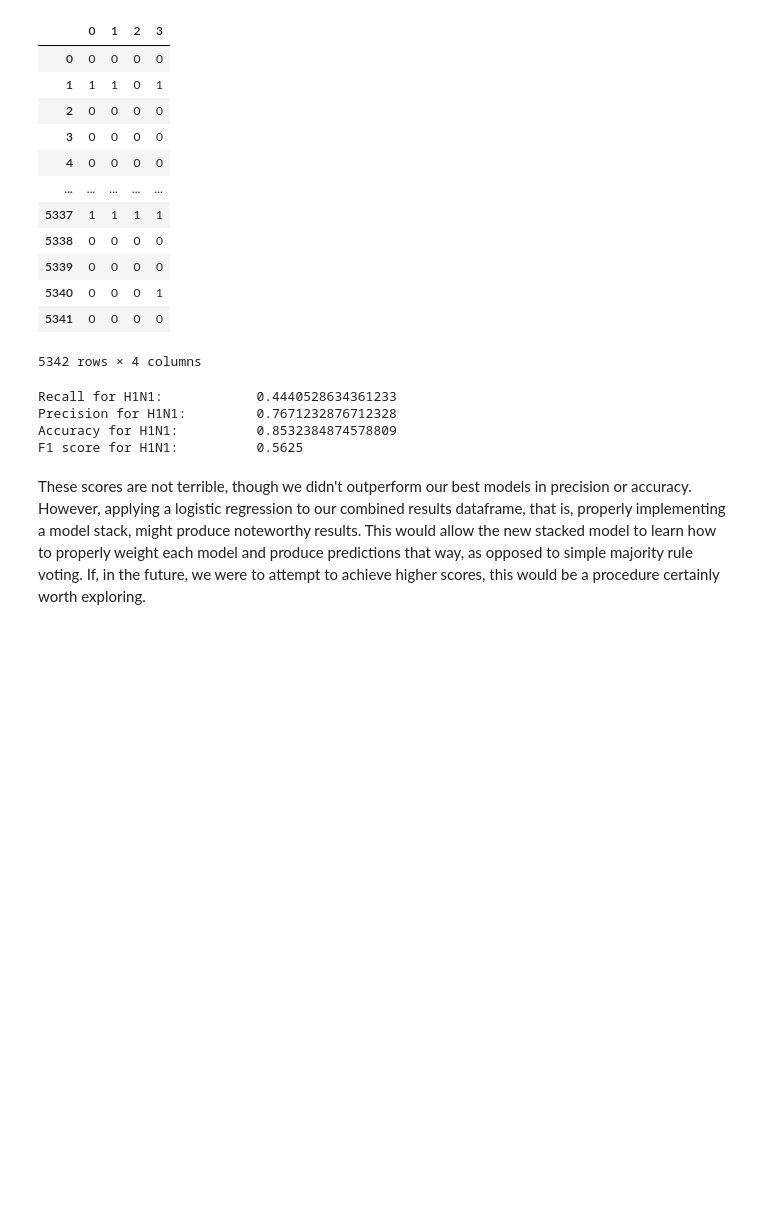
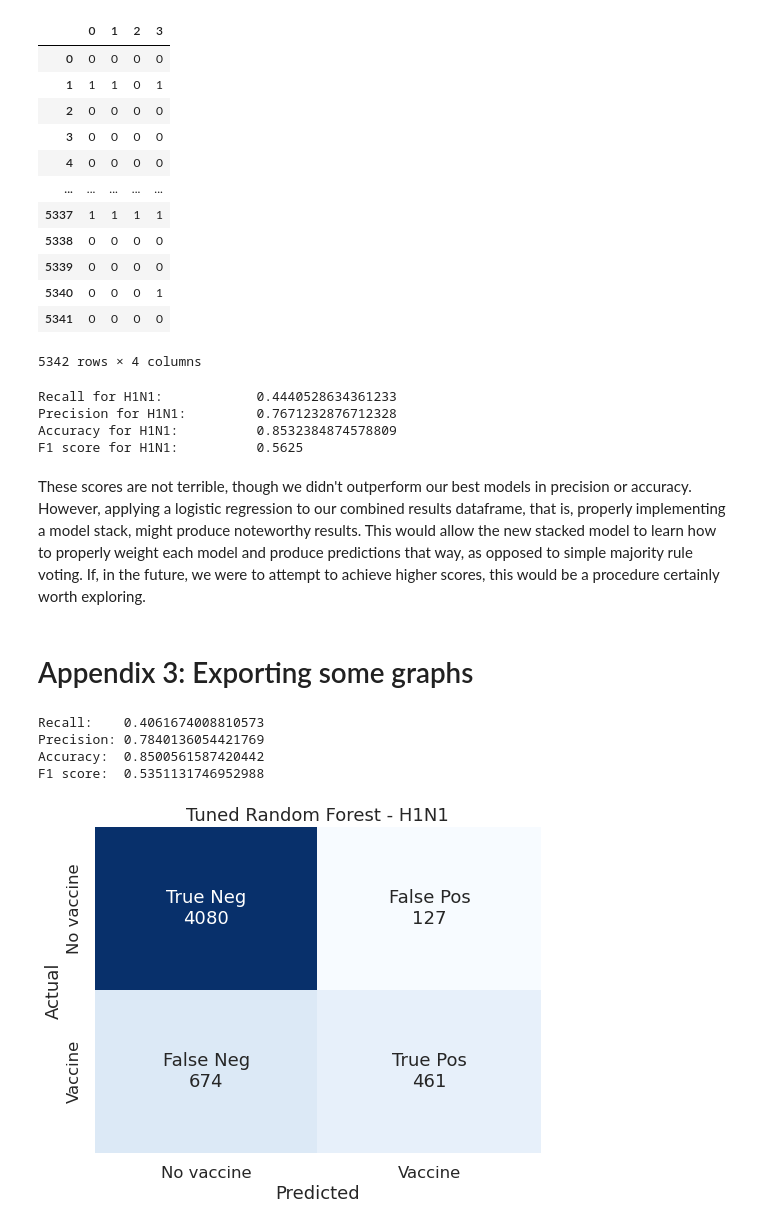
Before and after one commit to jeffbeech/Flu-Shot-Learning, a Jupyter notebook: matt notebook.ipynb, the cells around one changed output. Drawn from its saved outputs; the diff is of its cells as text; code cells hidden in the pictures; blank space fills up the shorter version.

Commit message:
added graph exports for presentation

```diff
--- a/matt notebook.ipynb
+++ b/matt notebook.ipynb
@@ -1153,3 +1153,13 @@ Accuracy for H1N1:          0.8532384874578809
 F1 score for H1N1:          0.5625
 # %% [markdown]
 These scores are not terrible, though we didn't outperform our best models in precision or accuracy. However, applying a logistic regression to our combined results dataframe, that is, properly implementing a model stack, might produce noteworthy results. This would allow the new stacked model to learn how to properly weight each model and produce predictions that way, as opposed to simple majority rule voting. If, in the future, we were to attempt to achieve higher scores, this would be a procedure certainly worth exploring.
+# %% [markdown]
+# Appendix 3: Exporting some graphs
+# %%
+all_metrics(y_test_h1n1, get_predictions('Tuned Random Forest - H1N1')[0], y_score=None, model_name='Tuned Random Forest - H1N1', keep_score=False, save_fig=True, suppress_output=False)
+# %% [output]
+Recall:    0.4061674008810573
+Precision: 0.7840136054421769
+Accuracy:  0.8500561587420442
+F1 score:  0.5351131746952988
+[figure, added]
```
Also changed, not shown: parts of 4 cells of this notebook, 1 other file.
